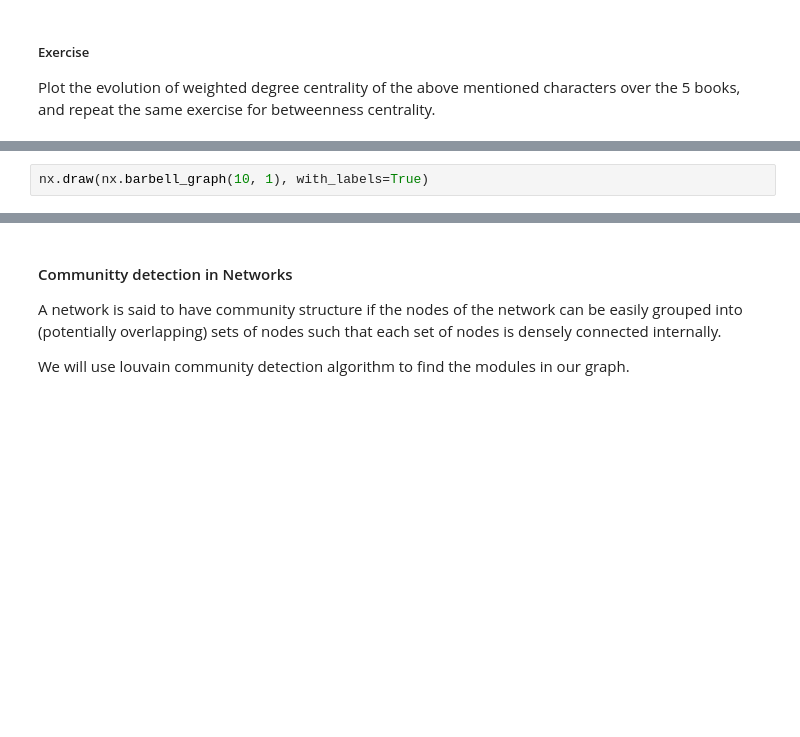
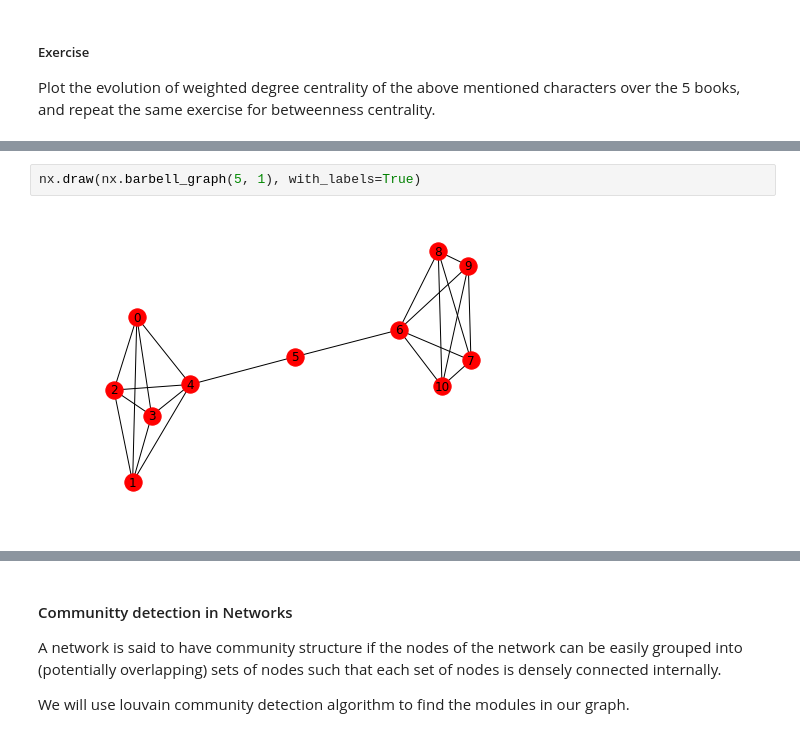
Before and after one commit to MridulS/pydata-networkx, a Jupyter notebook: Game of Thrones - Lecture .ipynb, the cells around one changed output, grey strips where cells are left out. Drawn from its saved outputs; the diff is of its cells as text; blank space fills up the shorter version.

```diff
--- a/Game of Thrones - Lecture .ipynb
+++ b/Game of Thrones - Lecture .ipynb
@@ -158,4 +341,6 @@ evol_df[list(set_of_char)].plot(figsize=(19,10))
 # %%
-nx.draw(nx.barbell_graph(10, 1), with_labels=True)
+nx.draw(nx.barbell_graph(5, 1), with_labels=True)
+# %% [output]
+[figure, added]
 # %%
 nx.degree_centrality(nx.barbell_graph(5, 1))
```
Also changed, not shown: parts of 35 cells of this notebook, 3 other files.
